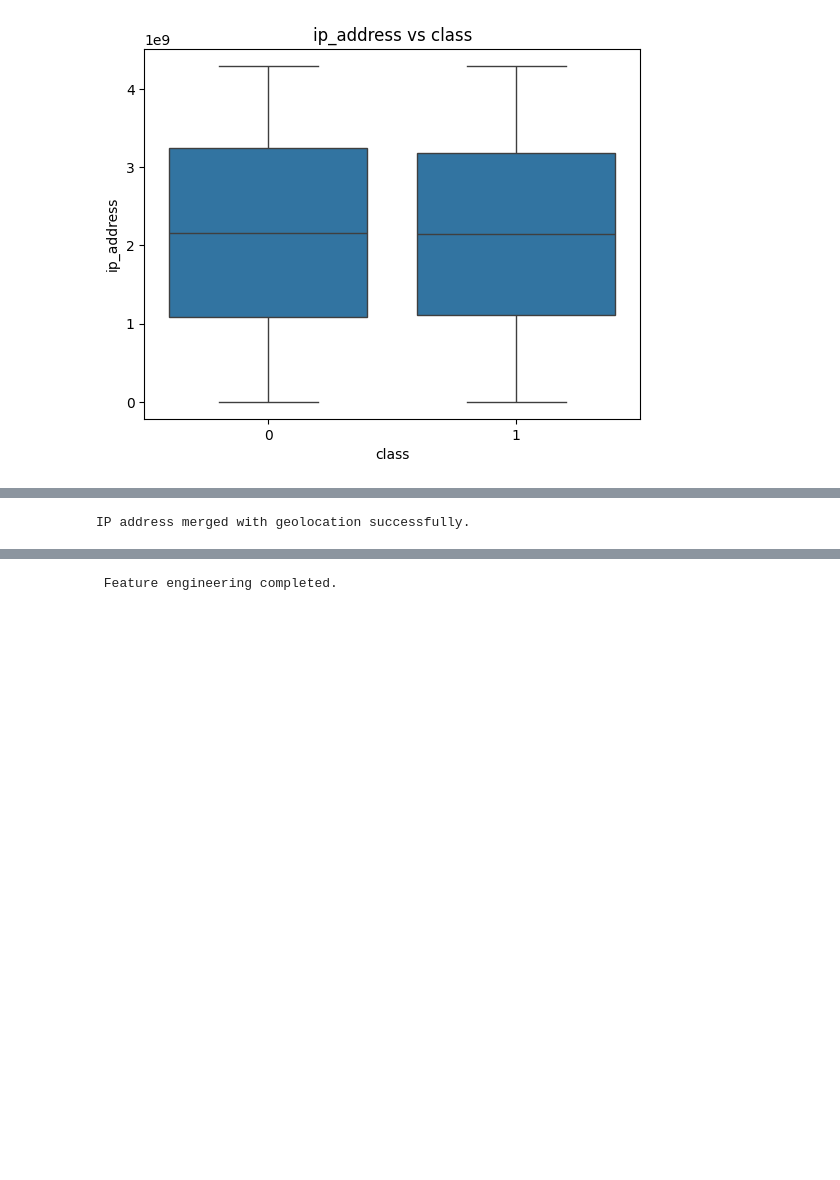
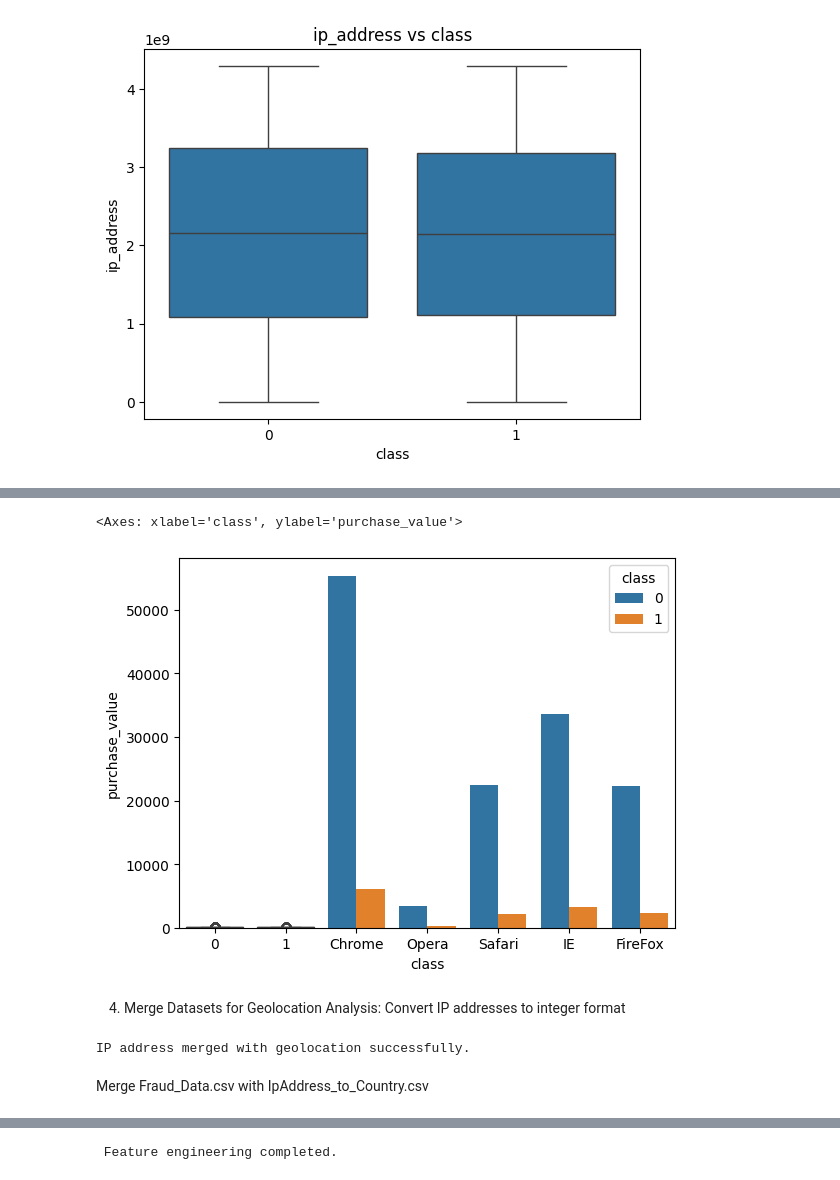
Before and after one commit to Addisu22/Fraud-Detection-for-E-commerce-Bank, a Jupyter notebook: Notebook/Data_Analysis_Preprocessing.ipynb, the cells around one changed output, grey strips where cells are left out. Drawn from its saved outputs; the diff is of its cells as text; code cells hidden in the pictures; blank space fills up the shorter version.

Commit message:
Data Analysis and Preprocessing

```diff
--- a/Notebook/Data_Analysis_Preprocessing.ipynb
+++ b/Notebook/Data_Analysis_Preprocessing.ipynb
@@ -170,5 +146,16 @@ Invalid IPs:
+# %%
+sns.boxplot(x='class', y='purchase_value', data=fraud_df)
+sns.countplot(x='browser', hue='class', data=fraud_df)
+# %% [output]
+<Axes: xlabel='class', ylabel='purchase_value'>
+[figure, added]
+# %% [markdown]
+4. Merge Datasets for Geolocation Analysis:
+Convert IP addresses to integer format
 # %%
   # Merge IP info
 fraud_df = merge_ip_geolocation(fraud_df, ip_df)
 # %% [output]
 IP address merged with geolocation successfully.
+# %% [markdown]
+Merge Fraud_Data.csv with IpAddress_to_Country.csv
```
Also changed, not shown: parts of 39 cells of this notebook.
